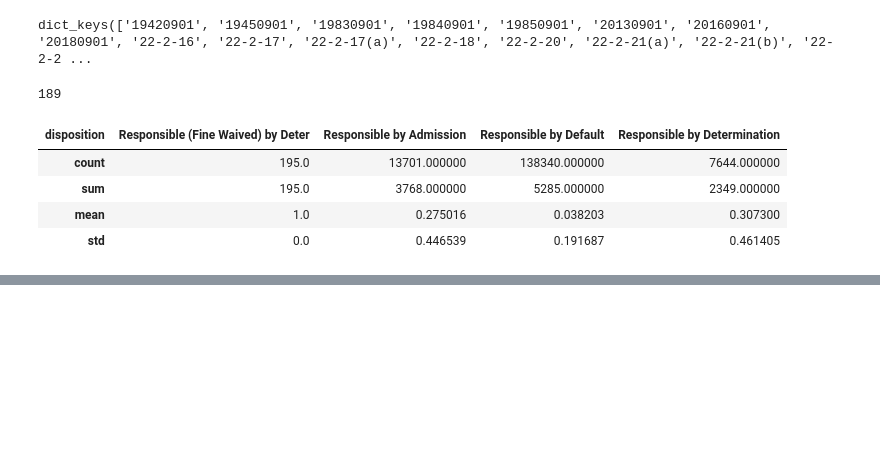
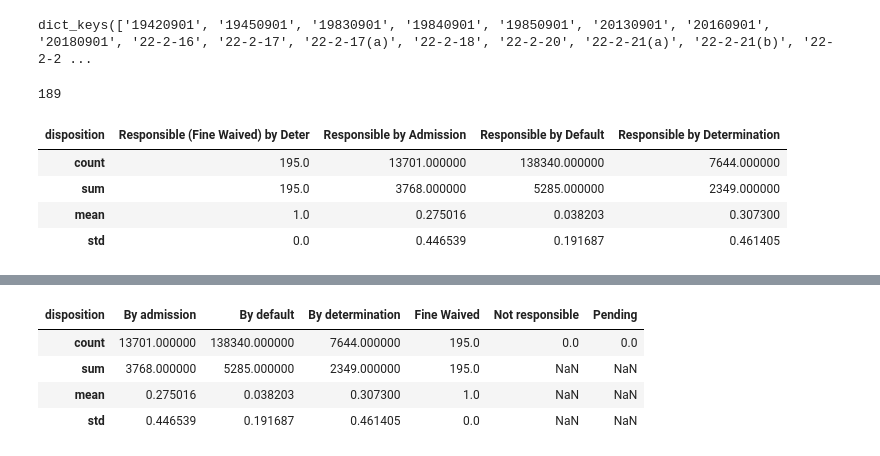
Before and after one commit to hmchen47/DataScience, a Jupyter notebook: AppliedDS-UMich/3-AML/notebooks/Ref1-Assignment4.ipynb, the cells around one changed output, grey strips where cells are left out. Cells and saved outputs as stored; diff of their text form; code cells hidden in the pictures; blank space fills up the shorter version.

Commit message:
feat: add code for disposition field analysis & consolidate

```diff
--- a/AppliedDS-UMich/3-AML/notebooks/Ref1-Assignment4.ipynb
+++ b/AppliedDS-UMich/3-AML/notebooks/Ref1-Assignment4.ipynb
@@ -172,0 +189,21 @@ df_train.groupby('disposition').compliance.agg(['count', 'sum', 'mean', 'std']).
+# %%
+# Consolidate the various disposition values to several classes
+disposition_replace = {'Responsible by Default': 'By default',
+                       'Responsible by Determination': 'By determination',
+                       'Responsible (Fine Waived) by Deter': 'Fine Waived',
+                       'Responsible by Admission': 'By admission',
+                       'SET-ASIDE (PENDING JUDGMENT)': 'Pending',
+                       'PENDING JUDGMENT': 'Pending',
+                       'Not responsible by Dismissal': 'Not responsible',
+                       'Not responsible by City Dismissal': 'Not responsible',
+                       'Not responsible by Determination': 'Not responsible'
+                      }
+
+df_train_all.disposition.replace(disposition_replace, inplace=True)
+df_train_all.groupby('disposition').compliance.agg(['count', 'sum', 'mean', 'std']).T
+# %% [output]
+| disposition | By admission | By default | By determination | Fine Waived | Not responsible | Pending |
+| count | 13701.000000 | 138340.000000 | 7644.000000 | 195.0 | 0.0 | 0.0 |
+| sum | 3768.000000 | 5285.000000 | 2349.000000 | 195.0 | NaN | NaN |
+| mean | 0.275016 | 0.038203 | 0.307300 | 1.0 | NaN | NaN |
+| std | 0.446539 | 0.191687 | 0.461405 | 0.0 | NaN | NaN |
```
Also changed, not shown: parts of 3 cells of this notebook.
